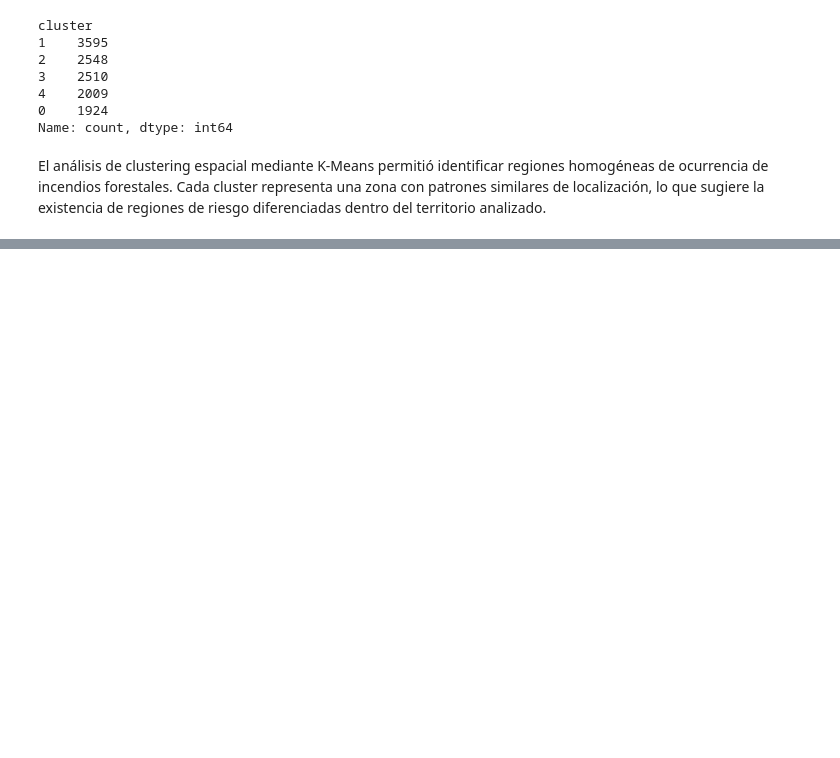
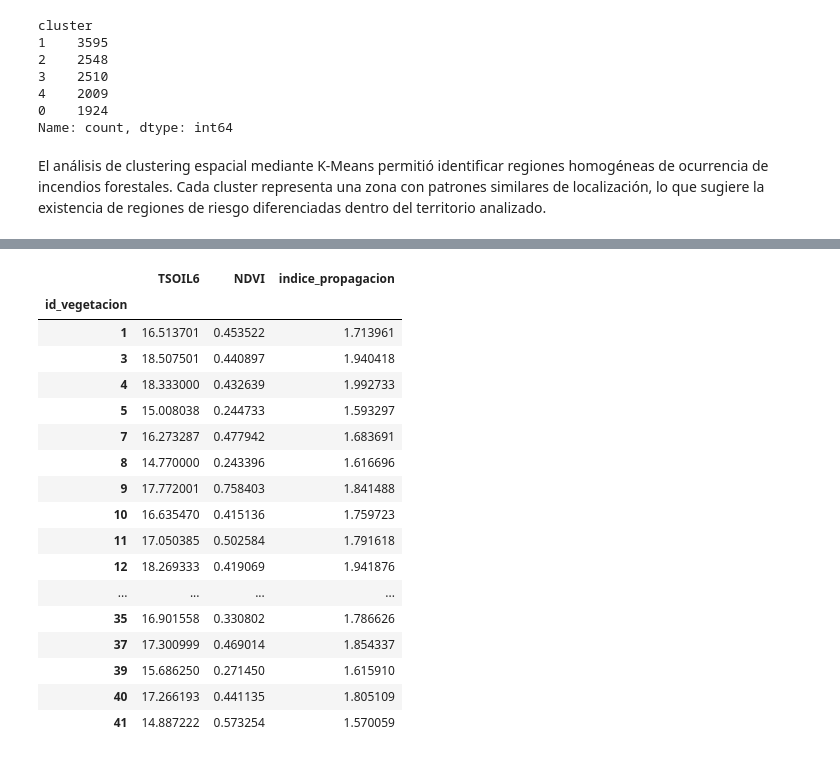
Before and after one commit to SauG25/Incendios-Forestales-, a Jupyter notebook: 04_AnalisisDeDatos/incendio.ipynb, the cells around one changed output, grey strips where cells are left out. Saved outputs shown, nothing was run; the diff lists cells and outputs as text; code cells hidden in the pictures; blank space fills up the shorter version.

```diff
--- a/04_AnalisisDeDatos/incendio.ipynb
+++ b/04_AnalisisDeDatos/incendio.ipynb
@@ -304,0 +464,21 @@ El análisis de clustering espacial mediante K-Means permitió identificar regio
+# %%
+df_final.groupby("id_vegetacion")[["TSOIL6", "NDVI", "indice_propagacion"]].mean()
+# %% [output]
+|  | TSOIL6 | NDVI | indice_propagacion |
+| id_vegetacion |  |  |  |
+| 1 | 16.513701 | 0.453522 | 1.713961 |
+| 3 | 18.507501 | 0.440897 | 1.940418 |
+| 4 | 18.333000 | 0.432639 | 1.992733 |
+| 5 | 15.008038 | 0.244733 | 1.593297 |
+| 7 | 16.273287 | 0.477942 | 1.683691 |
+| 8 | 14.770000 | 0.243396 | 1.616696 |
+| 9 | 17.772001 | 0.758403 | 1.841488 |
+| 10 | 16.635470 | 0.415136 | 1.759723 |
+| 11 | 17.050385 | 0.502584 | 1.791618 |
+| 12 | 18.269333 | 0.419069 | 1.941876 |
+| ... | ... | ... | ... |
+| 35 | 16.901558 | 0.330802 | 1.786626 |
+| 37 | 17.300999 | 0.469014 | 1.854337 |
+| 39 | 15.686250 | 0.271450 | 1.615910 |
+| 40 | 17.266193 | 0.441135 | 1.805109 |
+| 41 | 14.887222 | 0.573254 | 1.570059 |
```
Also changed, not shown: parts of 66 cells of this notebook, 4 other files.
